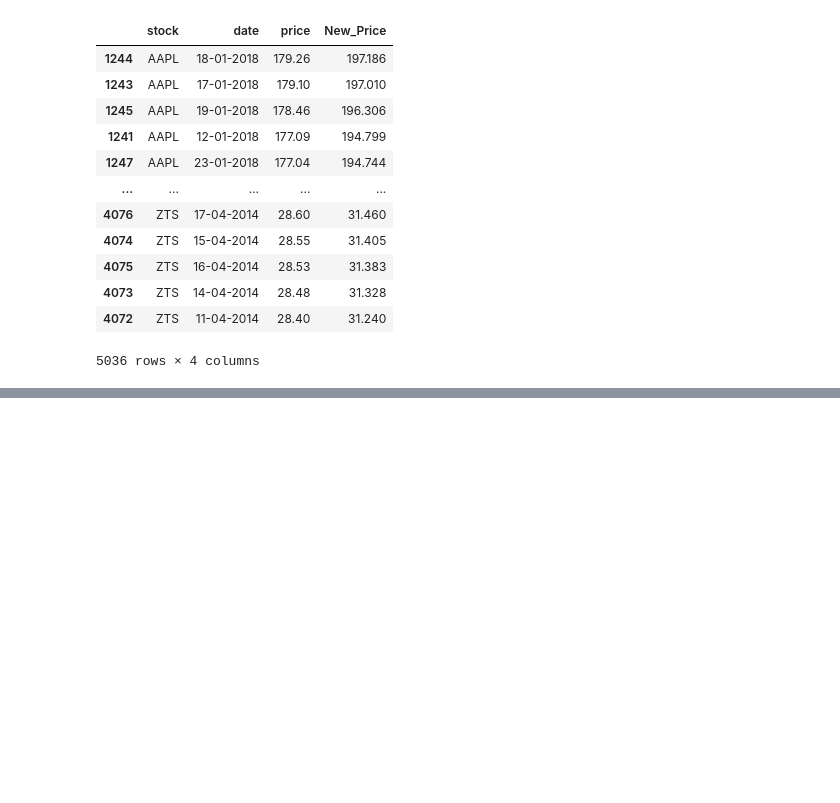
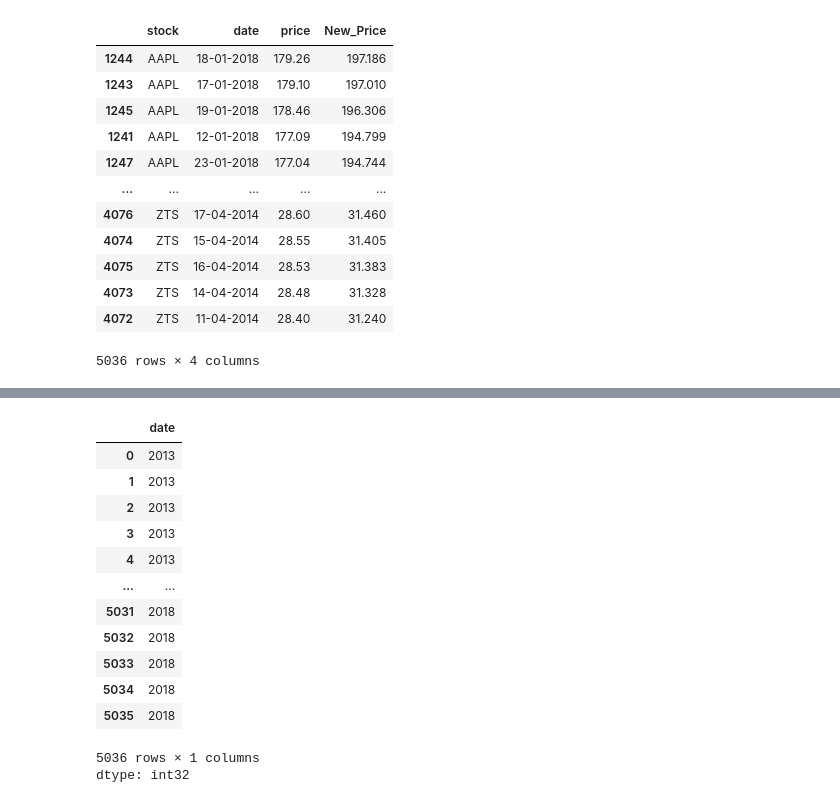
Before and after one commit to chemkemeimyers/PythonProjects, a Jupyter notebook: SavingNLoadingFiles.ipynb, the cells around one changed output, grey strips where cells are left out. Cells and saved outputs as stored; diff of their text form; code cells hidden in the pictures; blank space fills up the shorter version.

```diff
--- a/SavingNLoadingFiles.ipynb
+++ b/SavingNLoadingFiles.ipynb
@@ -243,0 +309,17 @@ data.sort_values(by='New_Price', ascending=False)
+# %%
+data['date'].dt.year
+# %% [output]
+|  | date |
+| 0 | 2013 |
+| 1 | 2013 |
+| 2 | 2013 |
+| 3 | 2013 |
+| 4 | 2013 |
+| ... | ... |
+| 5031 | 2018 |
+| 5032 | 2018 |
+| 5033 | 2018 |
+| 5034 | 2018 |
+| 5035 | 2018 |
+5036 rows × 1 columns
+dtype: int32
```
Also changed, not shown: parts of 12 cells of this notebook.
